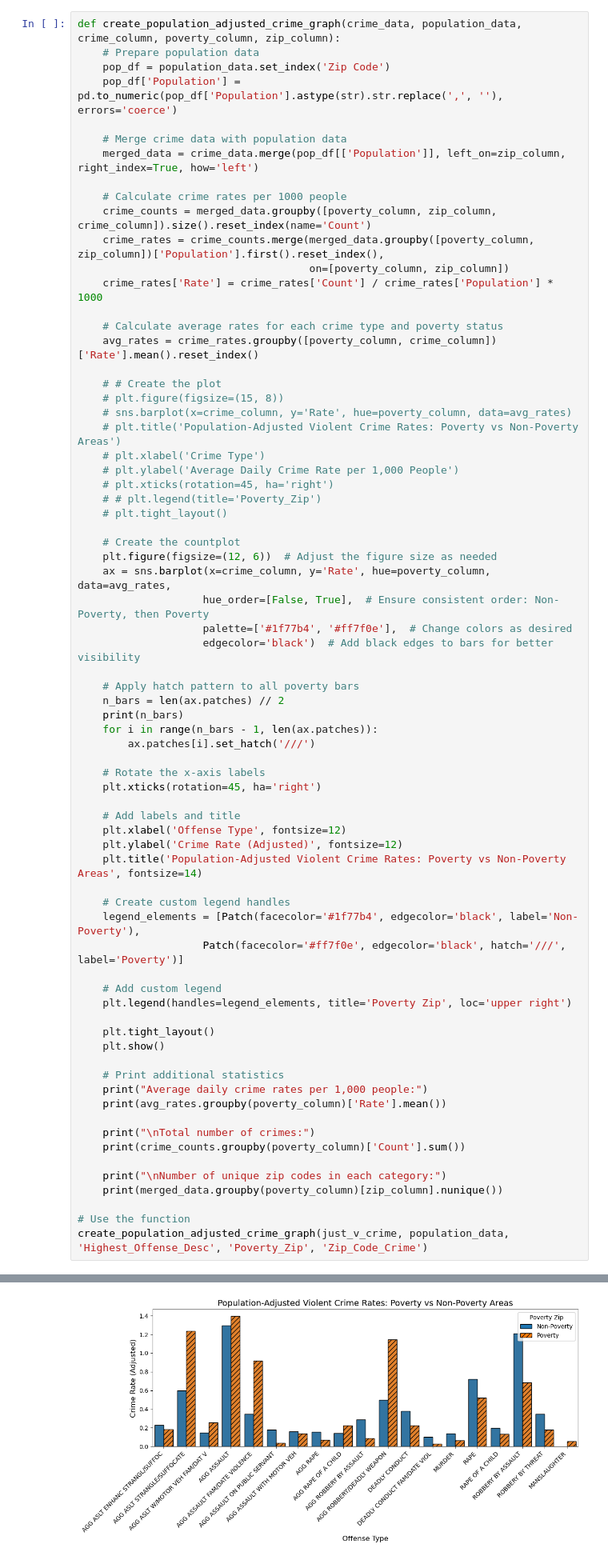
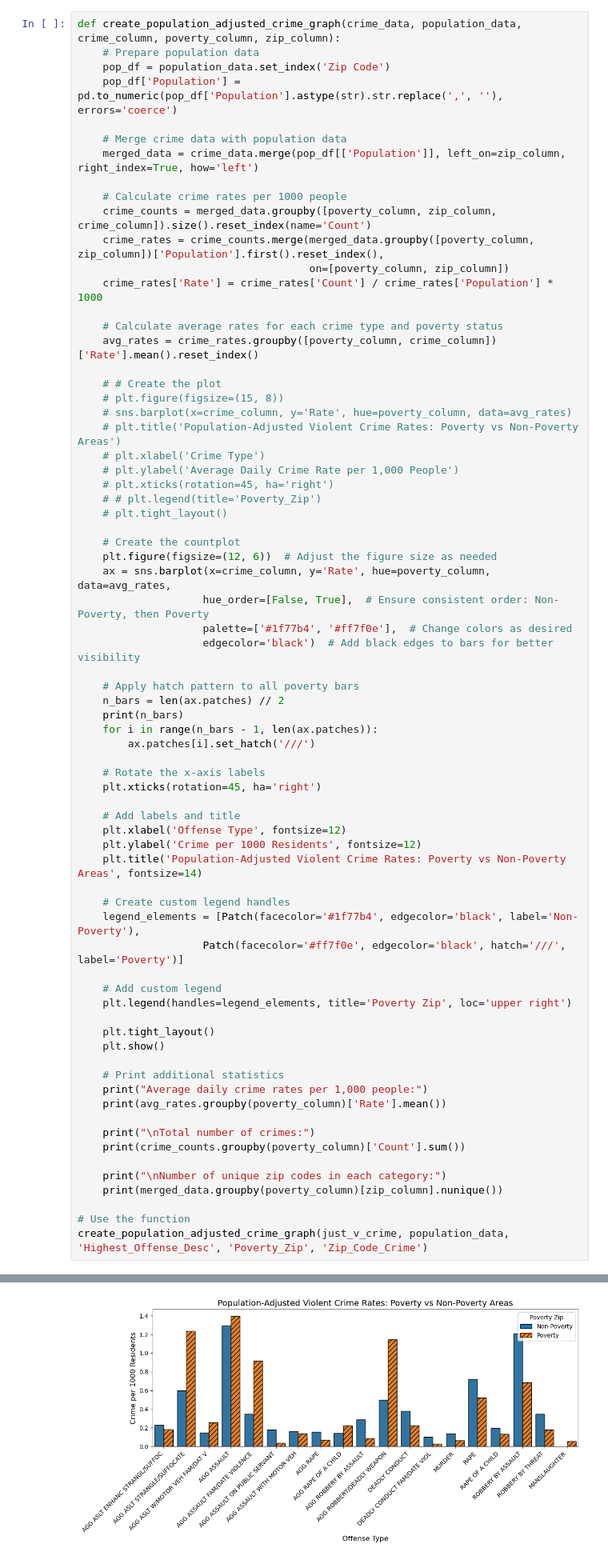
Before and after one commit to m6urns/cs5830-project2-crime-housing, a Jupyter notebook: data-exploration.ipynb, the cells around one changed output, grey strips where cells are left out. Shown at 80% size. Saved outputs shown, nothing was run; the diff lists cells and outputs as text.

```diff
--- a/data-exploration.ipynb
+++ b/data-exploration.ipynb
@@ -427,35 +427,35 @@ def create_population_adjusted_crime_graph(crime_data, population_data, crime_co
     plt.xticks(rotation=45, ha='right')
 
     # Add labels and title
     plt.xlabel('Offense Type', fontsize=12)
-    plt.ylabel('Crime Rate (Adjusted)', fontsize=12)
+    plt.ylabel('Crime per 1000 Residents', fontsize=12)
     plt.title('Population-Adjusted Violent Crime Rates: Poverty vs Non-Poverty Areas', fontsize=14)
 
     # Create custom legend handles
     legend_elements = [Patch(facecolor='#1f77b4', edgecolor='black', label='Non-Poverty'),
                     Patch(facecolor='#ff7f0e', edgecolor='black', hatch='///', label='Poverty')]
 
     # Add custom legend
     plt.legend(handles=legend_elements, title='Poverty Zip', loc='upper right')
 
     plt.tight_layout()
     plt.show()
 
     # Print additional statistics
     print("Average daily crime rates per 1,000 people:")
     print(avg_rates.groupby(poverty_column)['Rate'].mean())
 
     print("\nTotal number of crimes:")
     print(crime_counts.groupby(poverty_column)['Count'].sum())
 
     print("\nNumber of unique zip codes in each category:")
     print(merged_data.groupby(poverty_column)[zip_column].nunique())
 
 # Use the function
 create_population_adjusted_crime_graph(just_v_crime, population_data, 'Highest_Offense_Desc', 'Poverty_Zip', 'Zip_Code_Crime')
 # %% [output]
 19
-[figure, old version]
+[figure, new version]
 Average daily crime rates per 1,000 people:
 Poverty_Zip
 False    0.396852
```
Also changed, not shown: parts of 5 cells of this notebook.
